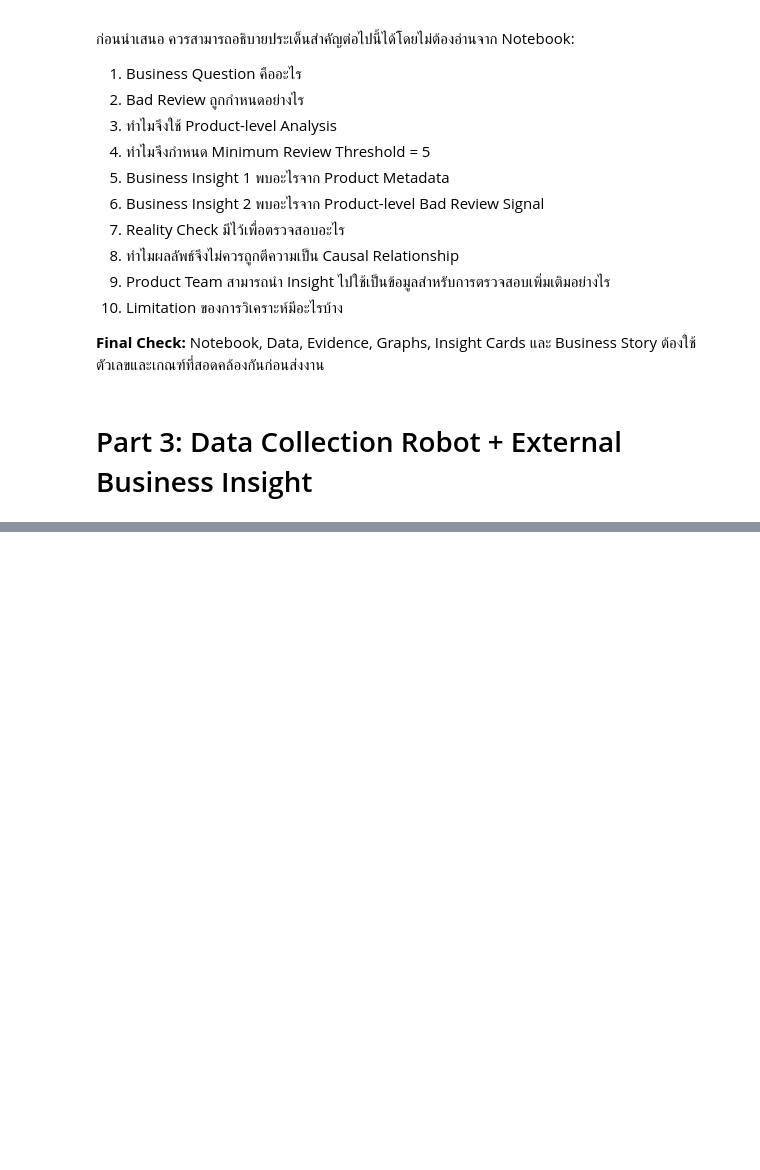
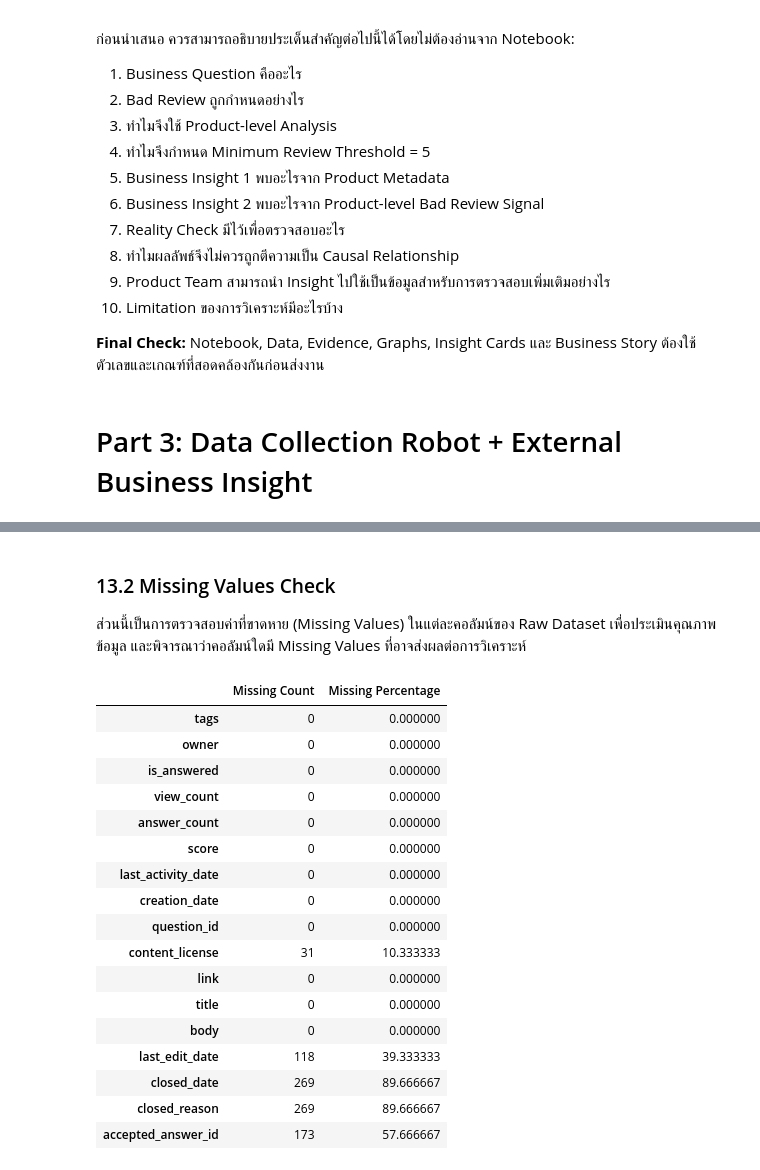
Before and after one commit to suphitchakh-web/Project_1, a Jupyter notebook: Team06_Part2.ipynb, the cells around one changed output, grey strips where cells are left out. Saved outputs shown, nothing was run; the diff lists cells and outputs as text; code cells hidden in the pictures; blank space fills up the shorter version.

```diff
--- a/Team06_Part2.ipynb
+++ b/Team06_Part2.ipynb
@@ -3377,0 +3415,32 @@ display(df.head())
+# %% [markdown]
+### 13.2 Missing Values Check
+
+ส่วนนี้เป็นการตรวจสอบค่าที่ขาดหาย (Missing Values) ในแต่ละคอลัมน์ของ Raw Dataset เพื่อประเมินคุณภาพข้อมูล และพิจารณาว่าคอลัมน์ใดมี Missing Values ที่อาจส่งผลต่อการวิเคราะห์
+# %%
+missing_summary = pd.DataFrame({
+    "Missing Count": external_raw_df.isna().sum(),
+    "Missing Percentage": (
+        external_raw_df.isna().mean() * 100
+    )
+})
+
+display(missing_summary)
+# %% [output]
+|  | Missing Count | Missing Percentage |
+| tags | 0 | 0.000000 |
+| owner | 0 | 0.000000 |
+| is_answered | 0 | 0.000000 |
+| view_count | 0 | 0.000000 |
+| answer_count | 0 | 0.000000 |
+| score | 0 | 0.000000 |
+| last_activity_date | 0 | 0.000000 |
+| creation_date | 0 | 0.000000 |
+| question_id | 0 | 0.000000 |
+| content_license | 31 | 10.333333 |
+| link | 0 | 0.000000 |
+| title | 0 | 0.000000 |
+| body | 0 | 0.000000 |
+| last_edit_date | 118 | 39.333333 |
+| closed_date | 269 | 89.666667 |
+| closed_reason | 269 | 89.666667 |
+| accepted_answer_id | 173 | 57.666667 |
```
Also changed, not shown: parts of 65 cells of this notebook.
